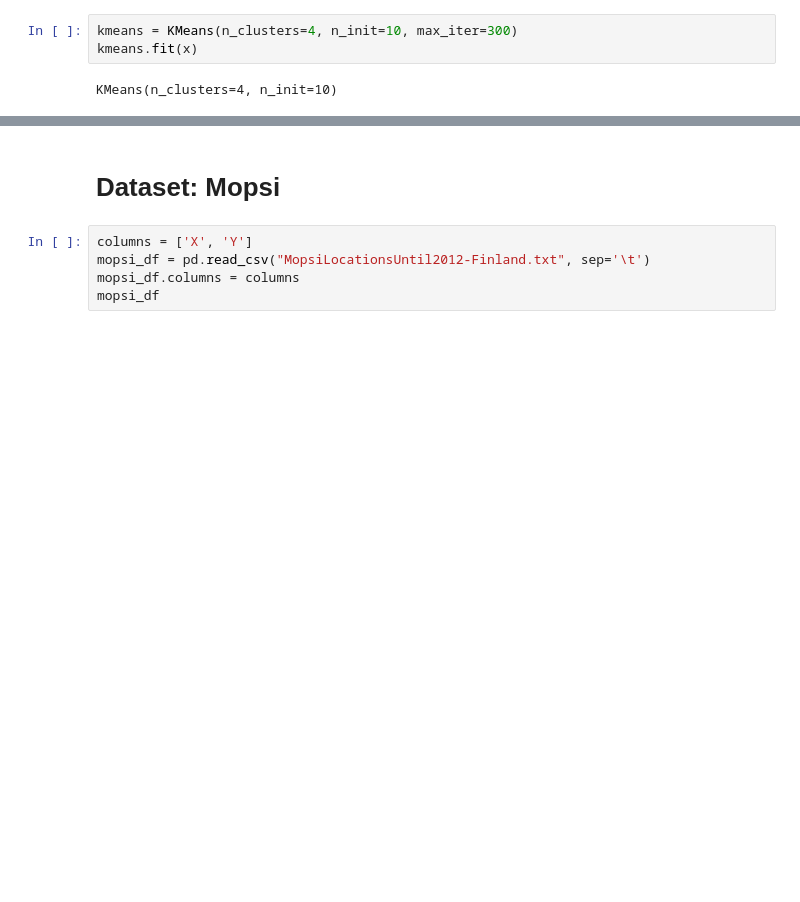
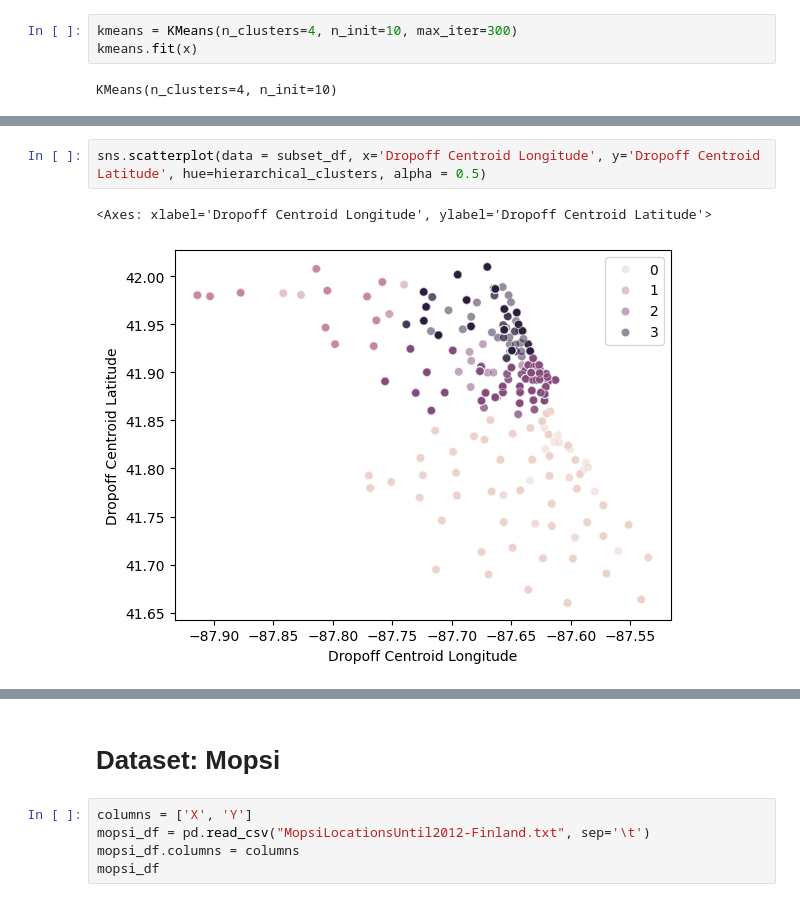
Before and after one commit to USFCA-CS663-Spring2024/kmeans-Sahil1709, a Jupyter notebook: Assignment 2 - Clustering.ipynb, the cells around one changed output, grey strips where cells are left out. Cells and saved outputs as stored; diff of their text form; blank space fills up the shorter version.

```diff
--- a/Assignment 2 - Clustering.ipynb
+++ b/Assignment 2 - Clustering.ipynb
@@ -363,0 +420,5 @@ sns.scatterplot(data=clean_df, x=clean_df['Dropoff Centroid Longitude'], y=clean
+# %%
+sns.scatterplot(data = subset_df, x='Dropoff Centroid Longitude', y='Dropoff Centroid Latitude', hue=hierarchical_clusters, alpha = 0.5)
+# %% [output]
+<Axes: xlabel='Dropoff Centroid Longitude', ylabel='Dropoff Centroid Latitude'>
+[figure, added]
```
Also changed, not shown: parts of 18 cells of this notebook, 2 other files.
